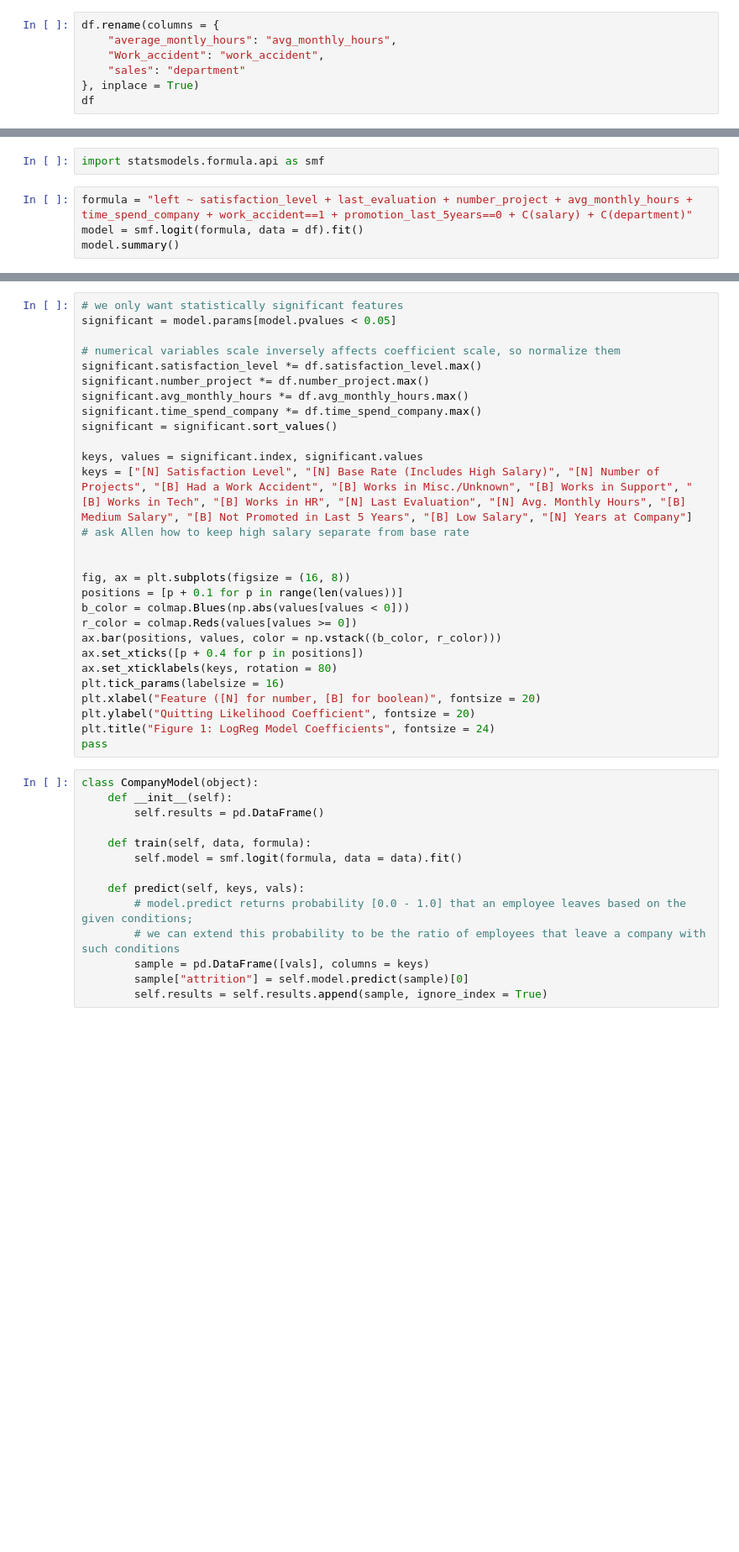
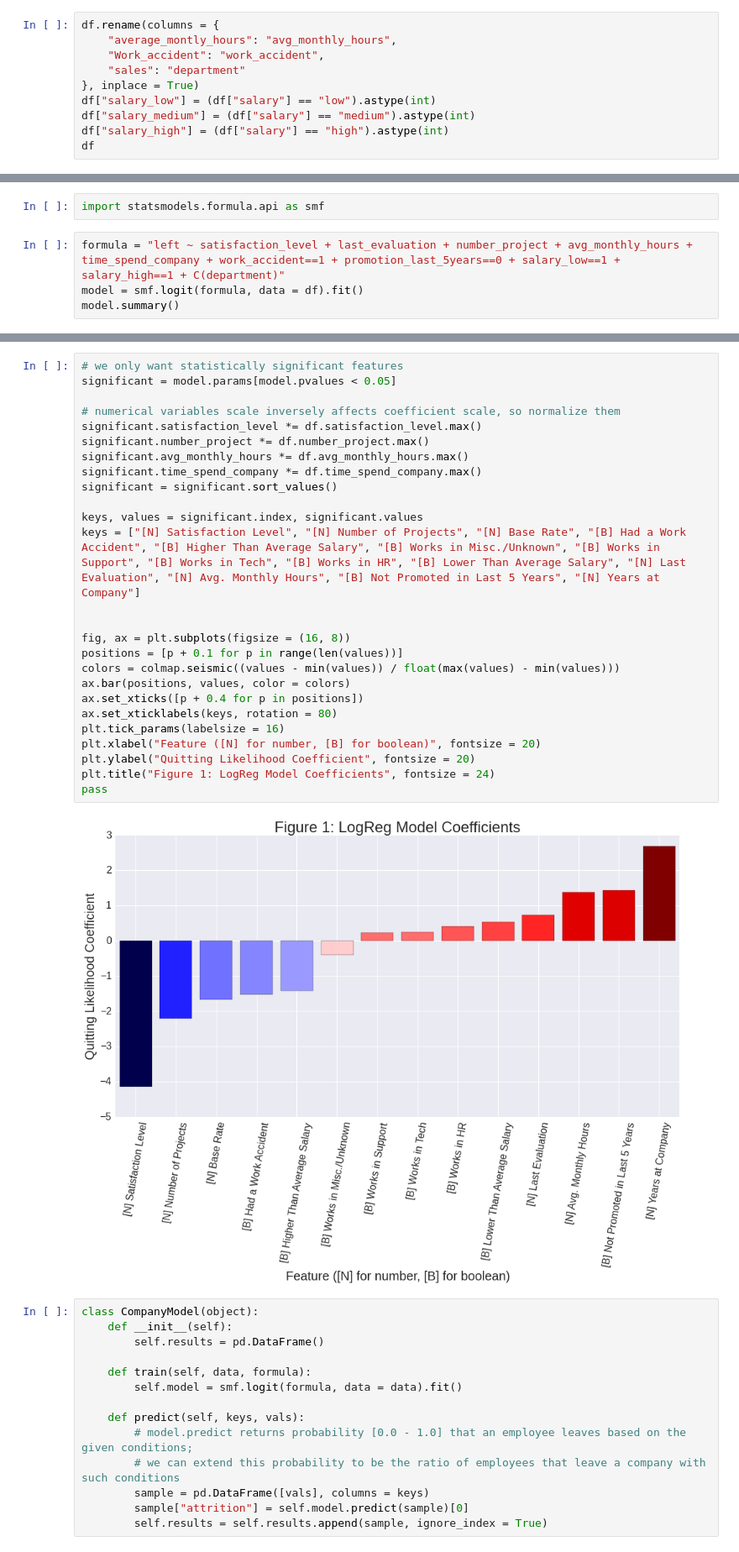
Before and after one commit to joeylmaalouf/HR-analytics, a Jupyter notebook: report/report3.ipynb, the cells around one changed output, grey strips where cells are left out. Shown: that part at 84% size. Drawn from its saved outputs; the diff is of its cells as text; blank space fills up the shorter version.

```diff
--- a/report/report3.ipynb
+++ b/report/report3.ipynb
@@ -21,4 +21,7 @@ df.rename(columns = {
     "Work_accident": "work_accident",
     "sales": "department"
 }, inplace = True)
+df["salary_low"] = (df["salary"] == "low").astype(int)
+df["salary_medium"] = (df["salary"] == "medium").astype(int)
+df["salary_high"] = (df["salary"] == "high").astype(int)
 df
@@ -41,6 +72,6 @@ print(sum(predictions == y_test), y_test.shape[0])
 # %%
 import statsmodels.formula.api as smf
 # %%
-formula = "left ~ satisfaction_level + last_evaluation + number_project + avg_monthly_hours + time_spend_company + work_accident==1 + promotion_last_5years==0 + C(salary) + C(department)"
+formula = "left ~ satisfaction_level + last_evaluation + number_project + avg_monthly_hours + time_spend_company + work_accident==1 + promotion_last_5years==0 + salary_low==1 + salary_high==1 + C(department)"
 model = smf.logit(formula, data = df).fit()
 model.summary()
@@ -49,31 +106,31 @@ model.params.sort_values()
 # %%
 # we only want statistically significant features
 significant = model.params[model.pvalues < 0.05]
 
 # numerical variables scale inversely affects coefficient scale, so normalize them
 significant.satisfaction_level *= df.satisfaction_level.max()
 significant.number_project *= df.number_project.max()
 significant.avg_monthly_hours *= df.avg_monthly_hours.max()
 significant.time_spend_company *= df.time_spend_company.max()
 significant = significant.sort_values()
 
 keys, values = significant.index, significant.values
-keys = ["[N] Satisfaction Level", "[N] Base Rate (Includes High Salary)", "[N] Number of Projects", "[B] Had a Work Accident", "[B] Works in Misc./Unknown", "[B] Works in Support", "[B] Works in Tech", "[B] Works in HR", "[N] Last Evaluation", "[N] Avg. Monthly Hours", "[B] Medium Salary", "[B] Not Promoted in Last 5 Years", "[B] Low Salary", "[N] Years at Company"]
-# ask Allen how to keep high salary separate from base rate
+keys = ["[N] Satisfaction Level", "[N] Number of Projects", "[N] Base Rate", "[B] Had a Work Accident", "[B] Higher Than Average Salary", "[B] Works in Misc./Unknown", "[B] Works in Support", "[B] Works in Tech", "[B] Works in HR", "[B] Lower Than Average Salary", "[N] Last Evaluation", "[N] Avg. Monthly Hours", "[B] Not Promoted in Last 5 Years", "[N] Years at Company"]
 
 
 fig, ax = plt.subplots(figsize = (16, 8))
 positions = [p + 0.1 for p in range(len(values))]
-b_color = colmap.Blues(np.abs(values[values < 0]))
-r_color = colmap.Reds(values[values >= 0])
-ax.bar(positions, values, color = np.vstack((b_color, r_color)))
+colors = colmap.seismic((values - min(values)) / float(max(values) - min(values)))
+ax.bar(positions, values, color = colors)
 ax.set_xticks([p + 0.4 for p in positions])
 ax.set_xticklabels(keys, rotation = 80)
 plt.tick_params(labelsize = 16)
 plt.xlabel("Feature ([N] for number, [B] for boolean)", fontsize = 20)
 plt.ylabel("Quitting Likelihood Coefficient", fontsize = 20)
 plt.title("Figure 1: LogReg Model Coefficients", fontsize = 24)
 pass
+# %% [output]
+[figure, added]
 # %%
 class CompanyModel(object):
     def __init__(self):
```
Also changed, not shown: parts of 13 cells of this notebook, 5 other files.
